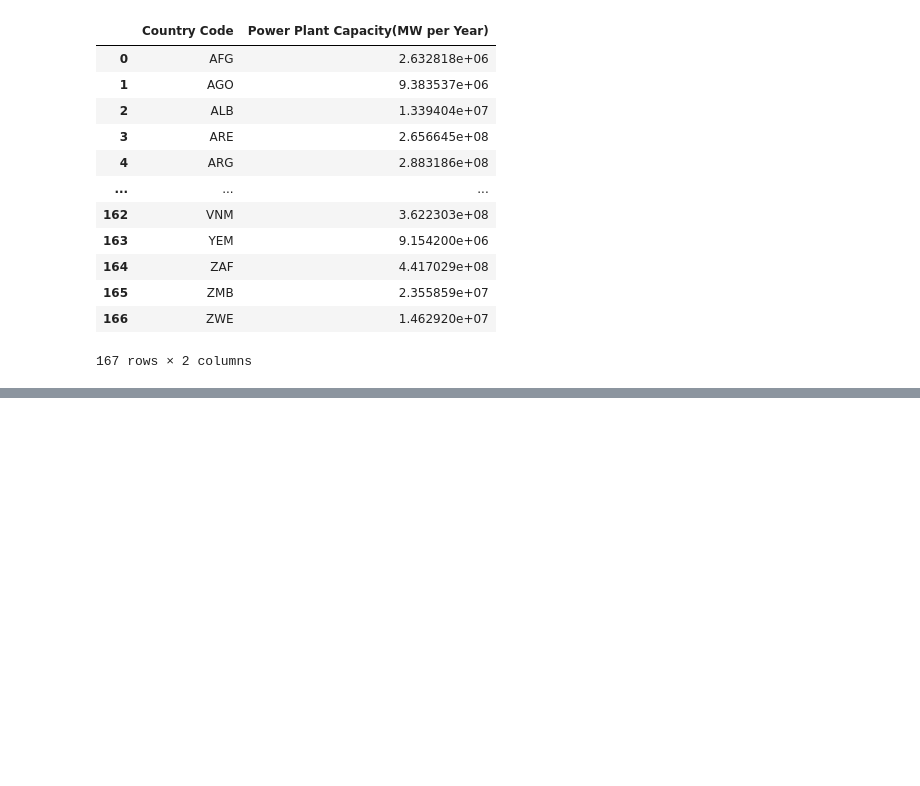
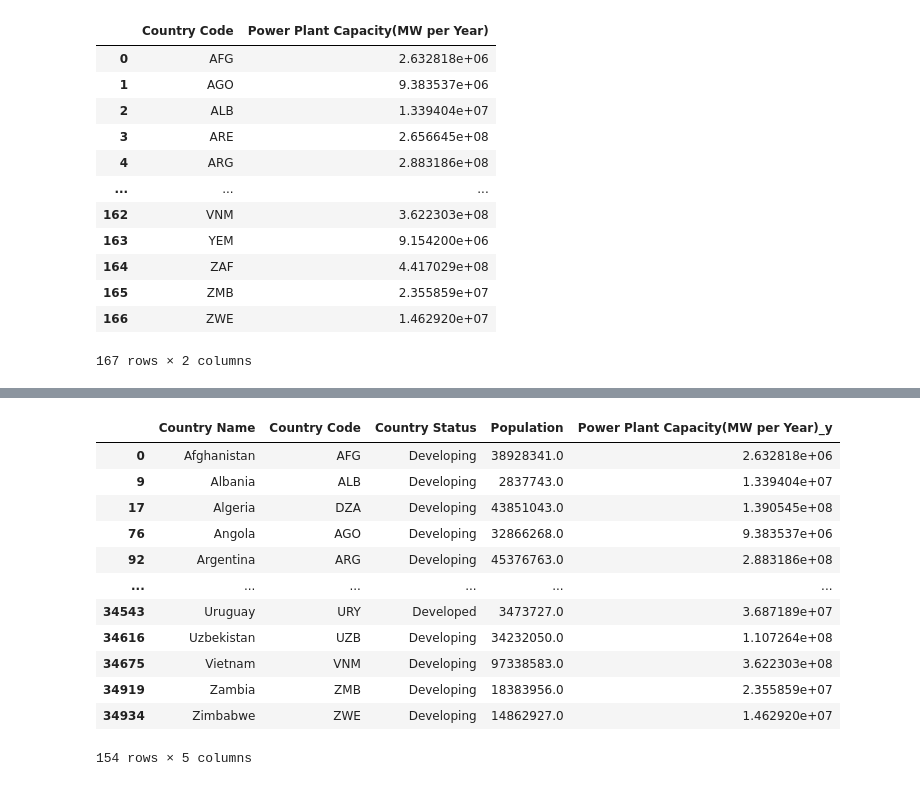
Before and after one commit to Carly-Jane/International_Power_Rangers, a Jupyter notebook: clean_up_notebook.ipynb, the cells around one changed output, grey strips where cells are left out. Drawn from its saved outputs; the diff is of its cells as text; code cells hidden in the pictures; blank space fills up the shorter version.

```diff
--- a/clean_up_notebook.ipynb
+++ b/clean_up_notebook.ipynb
@@ -219,0 +217,18 @@ power_plant_capacity_df_grouped
+# %%
+country_power_capacity_per_capita_df = power_plant_capacity_merged_df.drop_duplicates()
+country_power_capacity_per_capita_df = country_power_capacity_per_capita_df.dropna()
+country_power_capacity_per_capita_df
+# %% [output]
+|  | Country Name | Country Code | Country Status | Population | Power Plant Capacity(MW per Year)_y |
+| 0 | Afghanistan | AFG | Developing | 38928341.0 | 2.632818e+06 |
+| 9 | Albania | ALB | Developing | 2837743.0 | 1.339404e+07 |
+| 17 | Algeria | DZA | Developing | 43851043.0 | 1.390545e+08 |
+| 76 | Angola | AGO | Developing | 32866268.0 | 9.383537e+06 |
+| 92 | Argentina | ARG | Developing | 45376763.0 | 2.883186e+08 |
+| ... | ... | ... | ... | ... | ... |
+| 34543 | Uruguay | URY | Developed | 3473727.0 | 3.687189e+07 |
+| 34616 | Uzbekistan | UZB | Developing | 34232050.0 | 1.107264e+08 |
+| 34675 | Vietnam | VNM | Developing | 97338583.0 | 3.622303e+08 |
+| 34919 | Zambia | ZMB | Developing | 18383956.0 | 2.355859e+07 |
+| 34934 | Zimbabwe | ZWE | Developing | 14862927.0 | 1.462920e+07 |
+154 rows × 5 columns
```
Also changed, not shown: parts of 19 cells of this notebook.
